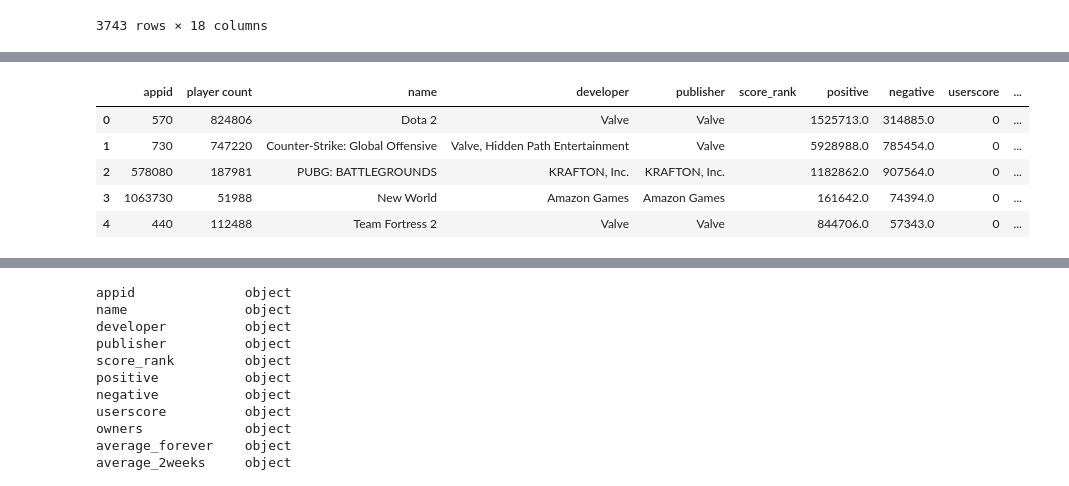
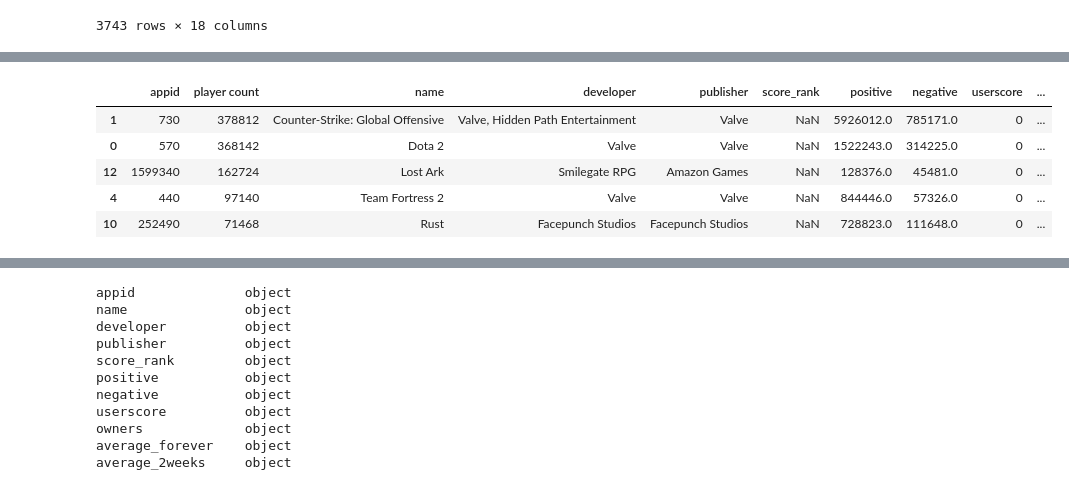
Before and after one commit to HBodden/project1, a Jupyter notebook: SEAMS.ipynb, the cells around one changed output, grey strips where cells are left out. Saved outputs shown, nothing was run; the diff lists cells and outputs as text; code cells hidden in the pictures.

```diff
--- a/SEAMS.ipynb
+++ b/SEAMS.ipynb
@@ -163,13 +181,13 @@ len(final_combined_df)
 # %%
-new_combined_df.sort_values('player count', ascending=False)
-new_combined_df.head()
+final_combined_df = final_combined_df.sort_values('player count', ascending=False)
+final_combined_df.head()
 # %% [output]
 |  | appid | player count | name | developer | publisher | score_rank | positive | negative | userscore | ... |
-| 0 | 570 | 824806 | Dota 2 | Valve | Valve |  | 1525713.0 | 314885.0 | 0 | ... |
-| 1 | 730 | 747220 | Counter-Strike: Global Offensive | Valve, Hidden Path Entertainment | Valve |  | 5928988.0 | 785454.0 | 0 | ... |
-| 2 | 578080 | 187981 | PUBG: BATTLEGROUNDS | KRAFTON, Inc. | KRAFTON, Inc. |  | 1182862.0 | 907564.0 | 0 | ... |
-| 3 | 1063730 | 51988 | New World | Amazon Games | Amazon Games |  | 161642.0 | 74394.0 | 0 | ... |
-| 4 | 440 | 112488 | Team Fortress 2 | Valve | Valve |  | 844706.0 | 57343.0 | 0 | ... |
+| 1 | 730 | 378812 | Counter-Strike: Global Offensive | Valve, Hidden Path Entertainment | Valve | NaN | 5926012.0 | 785171.0 | 0 | ... |
+| 0 | 570 | 368142 | Dota 2 | Valve | Valve | NaN | 1522243.0 | 314225.0 | 0 | ... |
+| 12 | 1599340 | 162724 | Lost Ark | Smilegate RPG | Amazon Games | NaN | 128376.0 | 45481.0 | 0 | ... |
+| 4 | 440 | 97140 | Team Fortress 2 | Valve | Valve | NaN | 844446.0 | 57326.0 | 0 | ... |
+| 10 | 252490 | 71468 | Rust | Facepunch Studios | Facepunch Studios | NaN | 728823.0 | 111648.0 | 0 | ... |
 # %%
 # appid_info = []
 # app_name = []
```
Also changed, not shown: parts of 4 cells of this notebook, 1 other file.
